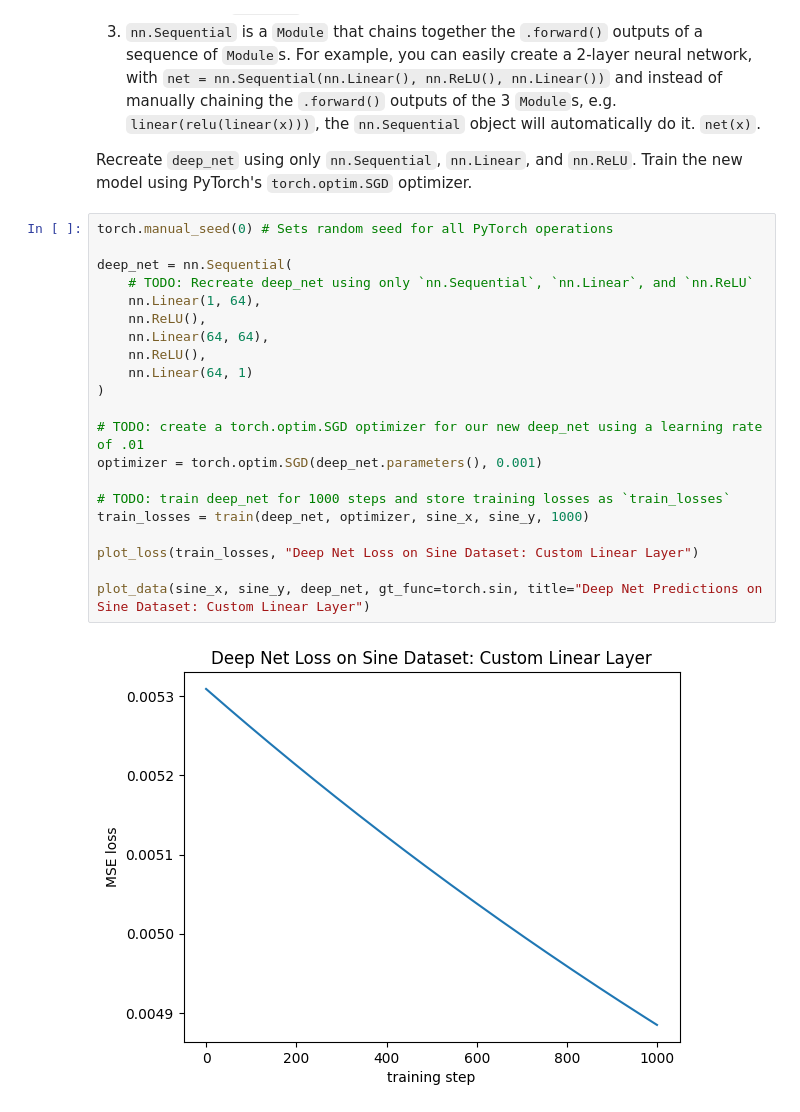
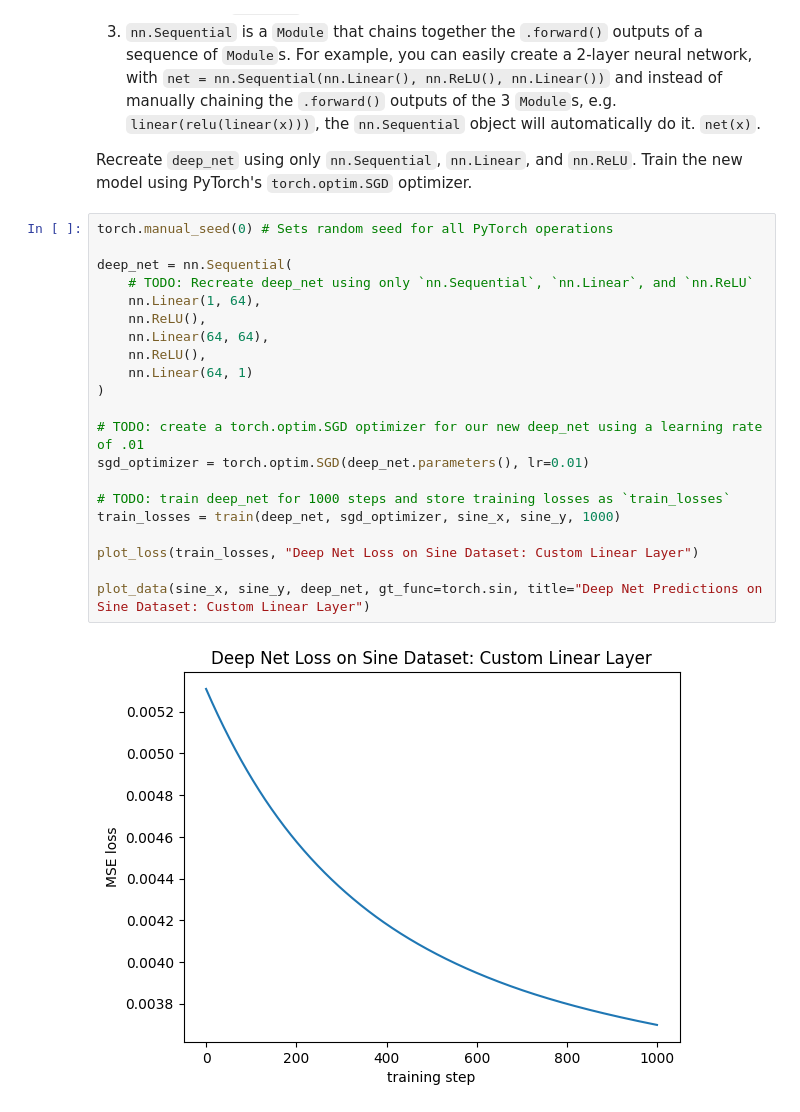
Before and after one commit to nriceusa/byu-cs474, a Jupyter notebook: lab2_modules_training.ipynb, the cells around one changed output. Cells and saved outputs as stored; diff of their text form.

```diff
--- a/lab2_modules_training.ipynb
+++ b/lab2_modules_training.ipynb
@@ -704,23 +704,23 @@ Train the new model using PyTorch's `torch.optim.SGD` optimizer.
 # %%
 torch.manual_seed(0) # Sets random seed for all PyTorch operations
 
 deep_net = nn.Sequential(
     # TODO: Recreate deep_net using only `nn.Sequential`, `nn.Linear`, and `nn.ReLU`
     nn.Linear(1, 64),
     nn.ReLU(),
     nn.Linear(64, 64),
     nn.ReLU(),
     nn.Linear(64, 1)
 )
 
 # TODO: create a torch.optim.SGD optimizer for our new deep_net using a learning rate of .01
-optimizer = torch.optim.SGD(deep_net.parameters(), 0.001)
+sgd_optimizer = torch.optim.SGD(deep_net.parameters(), lr=0.01)
 
 # TODO: train deep_net for 1000 steps and store training losses as `train_losses`
-train_losses = train(deep_net, optimizer, sine_x, sine_y, 1000)
+train_losses = train(deep_net, sgd_optimizer, sine_x, sine_y, 1000)
 
 plot_loss(train_losses, "Deep Net Loss on Sine Dataset: Custom Linear Layer")
 
 plot_data(sine_x, sine_y, deep_net, gt_func=torch.sin, title="Deep Net Predictions on Sine Dataset: Custom Linear Layer")
 # %% [output]
-[figure, old version]
+[figure, new version]
```
Also changed, not shown: parts of 1 cell of this notebook.
